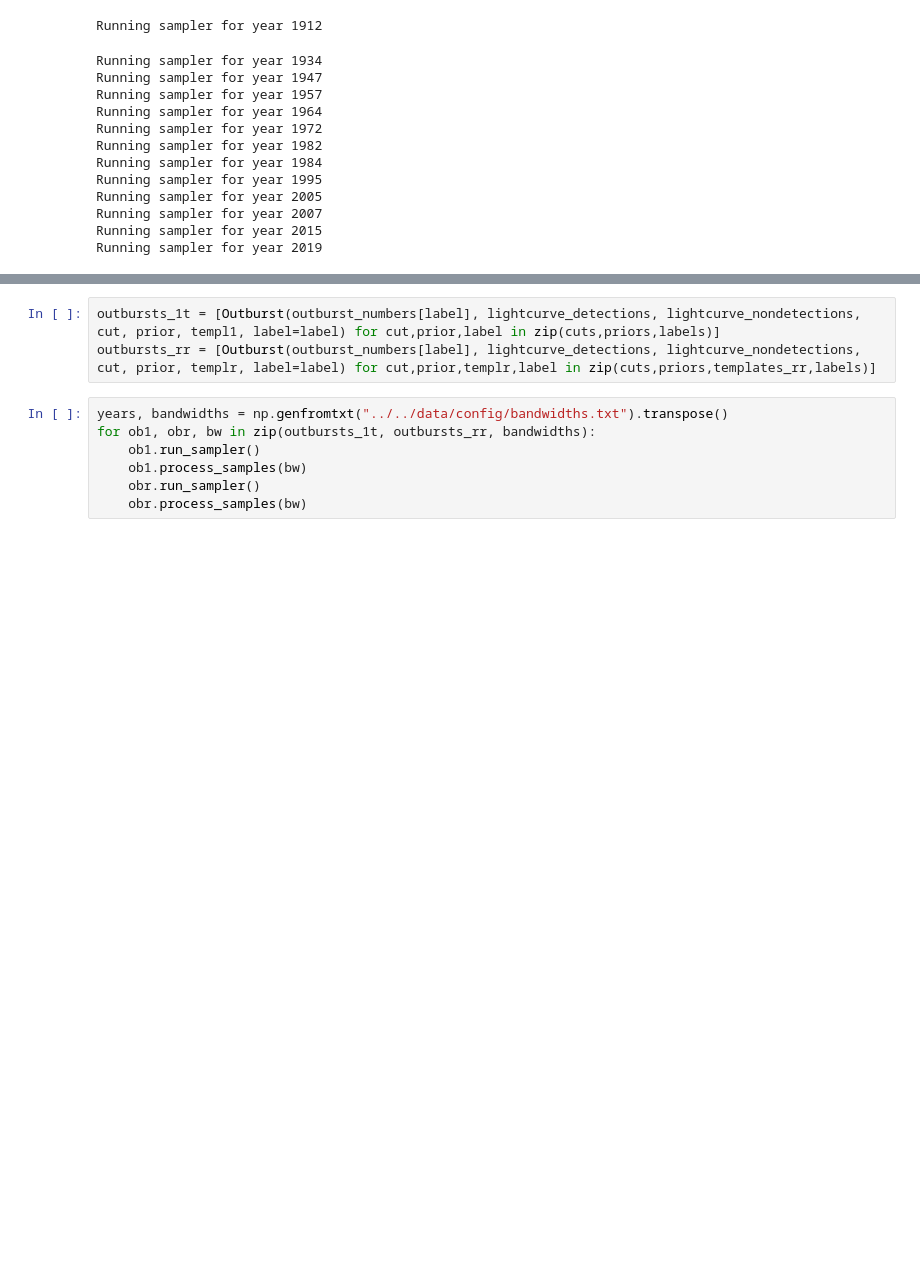
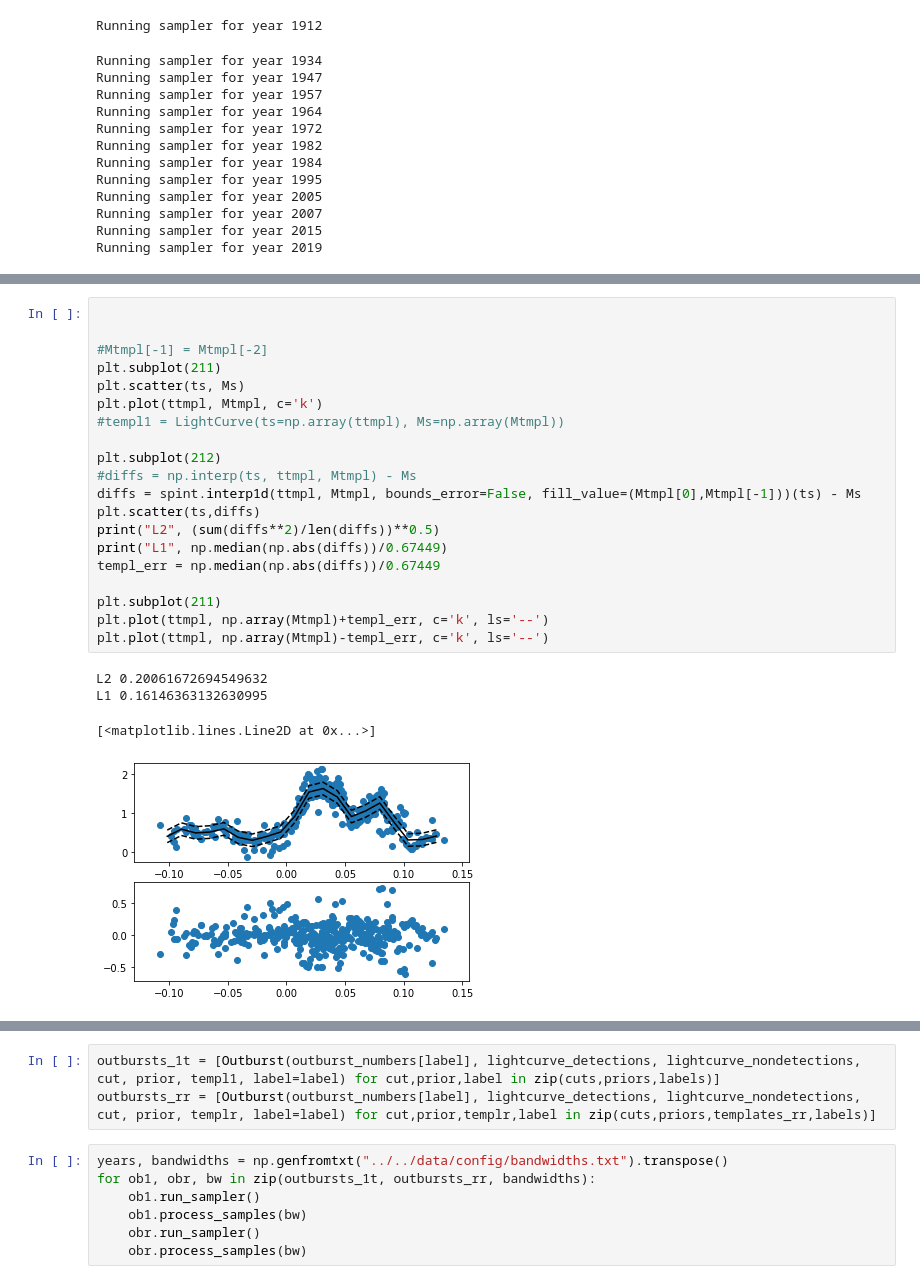
Before and after one commit to abhisrkckl/opha_old, a Jupyter notebook: scripts/lightcurve/align-lc.ipynb, the cells around one changed output, grey strips where cells are left out. Drawn from its saved outputs; the diff is of its cells as text; blank space fills up the shorter version.

```diff
--- a/scripts/lightcurve/align-lc.ipynb
+++ b/scripts/lightcurve/align-lc.ipynb
@@ -171,3 +175,28 @@ templ1 = LightCurve(ts=np.array(ttmpl), Ms=np.array(Mtmpl))
+# %%
+
+
+#Mtmpl[-1] = Mtmpl[-2]
+plt.subplot(211)
+plt.scatter(ts, Ms)
+plt.plot(ttmpl, Mtmpl, c='k')
+#templ1 = LightCurve(ts=np.array(ttmpl), Ms=np.array(Mtmpl))
+
+plt.subplot(212)
+#diffs = np.interp(ts, ttmpl, Mtmpl) - Ms
+diffs = spint.interp1d(ttmpl, Mtmpl, bounds_error=False, fill_value=(Mtmpl[0],Mtmpl[-1]))(ts) - Ms
+plt.scatter(ts,diffs)
+print("L2", (sum(diffs**2)/len(diffs))**0.5)
+print("L1", np.median(np.abs(diffs))/0.67449)
+templ_err = np.median(np.abs(diffs))/0.67449
+
+plt.subplot(211)
+plt.plot(ttmpl, np.array(Mtmpl)+templ_err, c='k', ls='--')
+plt.plot(ttmpl, np.array(Mtmpl)-templ_err, c='k', ls='--')
+# %% [output]
+L2 0.20061672694549632
+L1 0.16146363132630995
+[<matplotlib.lines.Line2D at 0x...>]
+[figure, added]
 # %%
 templates_rr = []
 
```
Also changed, not shown: parts of 4 cells of this notebook.
